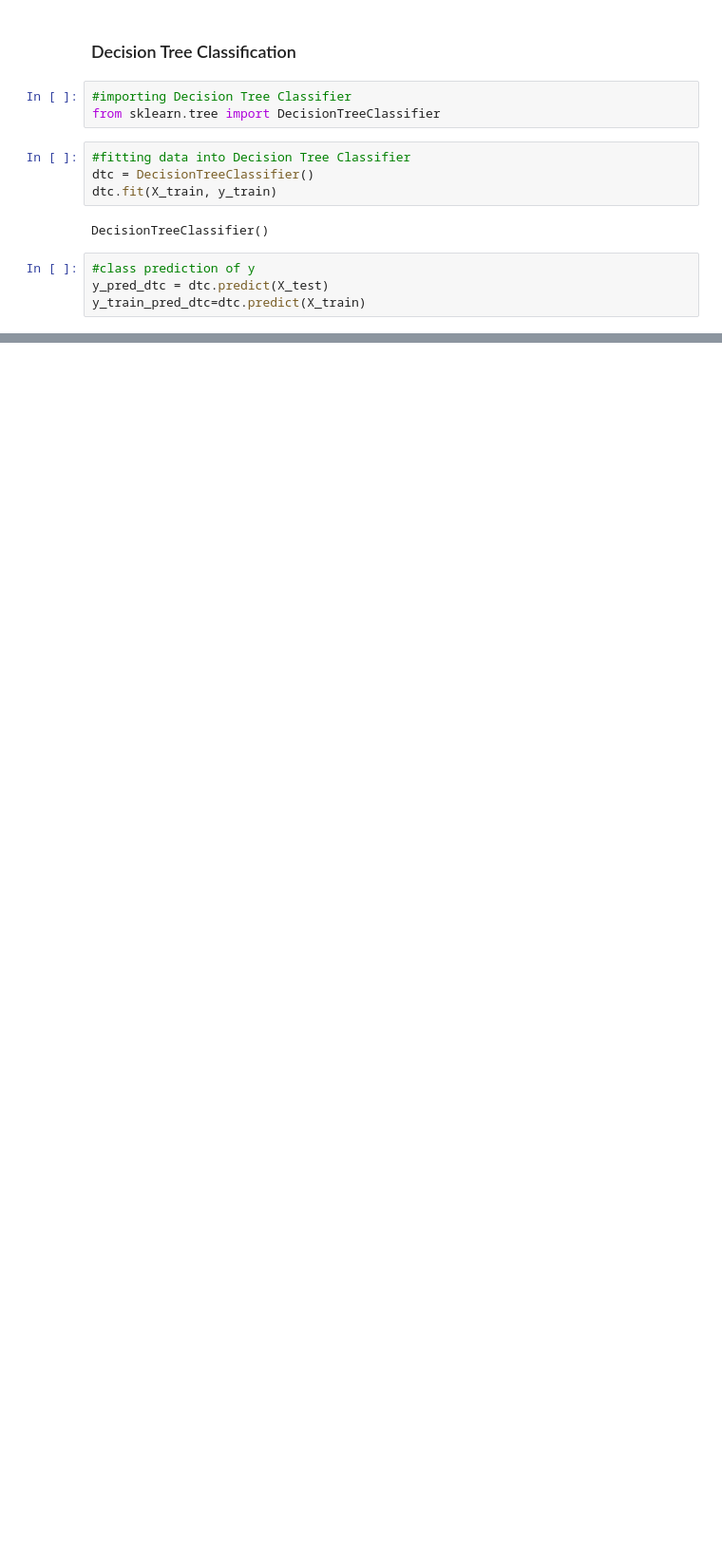
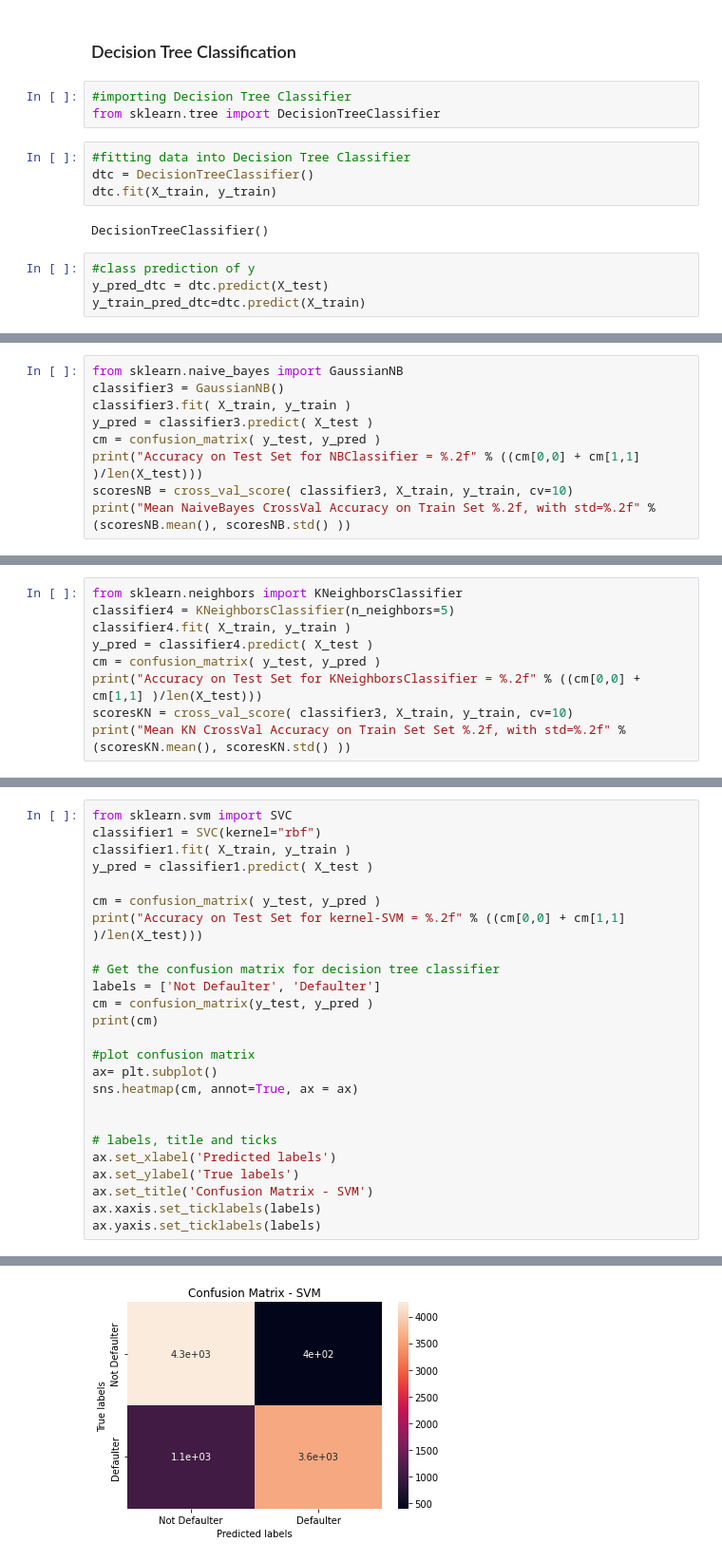
Before and after one commit to Roy-Subhankar/Credit-Card-Default-Prediction, a Jupyter notebook: Subhankar_Roy_Credit_Card_Default_Prediction.ipynb, the cells around one changed output, grey strips where cells are left out. Shown: that part at 95% size. Cells and saved outputs as stored; diff of their text form; blank space fills up the shorter version.

```diff
--- a/Subhankar_Roy_Credit_Card_Default_Prediction.ipynb
+++ b/Subhankar_Roy_Credit_Card_Default_Prediction.ipynb
@@ -579,0 +609,9 @@ ax.yaxis.set_ticklabels(labels)
+# %%
+from sklearn.naive_bayes import GaussianNB
+classifier3 = GaussianNB()
+classifier3.fit( X_train, y_train )
+y_pred = classifier3.predict( X_test )
+cm = confusion_matrix( y_test, y_pred )
+print("Accuracy on Test Set for NBClassifier = %.2f" % ((cm[0,0] + cm[1,1] )/len(X_test)))
+scoresNB = cross_val_score( classifier3, X_train, y_train, cv=10)
+print("Mean NaiveBayes CrossVal Accuracy on Train Set %.2f, with std=%.2f" % (scoresNB.mean(), scoresNB.std() ))
@@ -579,0 +623,9 @@ ax.yaxis.set_ticklabels(labels)
+# %%
+from sklearn.neighbors import KNeighborsClassifier
+classifier4 = KNeighborsClassifier(n_neighbors=5)
+classifier4.fit( X_train, y_train )
+y_pred = classifier4.predict( X_test )
+cm = confusion_matrix( y_test, y_pred )
+print("Accuracy on Test Set for KNeighborsClassifier = %.2f" % ((cm[0,0] + cm[1,1] )/len(X_test)))
+scoresKN = cross_val_score( classifier3, X_train, y_train, cv=10)
+print("Mean KN CrossVal Accuracy on Train Set Set %.2f, with std=%.2f" % (scoresKN.mean(), scoresKN.std() ))
@@ -579,0 +637,26 @@ ax.yaxis.set_ticklabels(labels)
+# %%
+from sklearn.svm import SVC
+classifier1 = SVC(kernel="rbf")
+classifier1.fit( X_train, y_train )
+y_pred = classifier1.predict( X_test )
+
+cm = confusion_matrix( y_test, y_pred )
+print("Accuracy on Test Set for kernel-SVM = %.2f" % ((cm[0,0] + cm[1,1] )/len(X_test)))
+
+# Get the confusion matrix for decision tree classifier
+labels = ['Not Defaulter', 'Defaulter']
+cm = confusion_matrix(y_test, y_pred )
+print(cm)
+
+#plot confusion matrix
+ax= plt.subplot()
+sns.heatmap(cm, annot=True, ax = ax)
+
+
+# labels, title and ticks
+ax.set_xlabel('Predicted labels')
+ax.set_ylabel('True labels')
+ax.set_title('Confusion Matrix - SVM')
+ax.xaxis.set_ticklabels(labels)
+ax.yaxis.set_ticklabels(labels)
+# %% [output]
@@ -579,0 +667 @@ ax.yaxis.set_ticklabels(labels)
+[figure, added]
```
Also changed, not shown: parts of 25 cells of this notebook.
